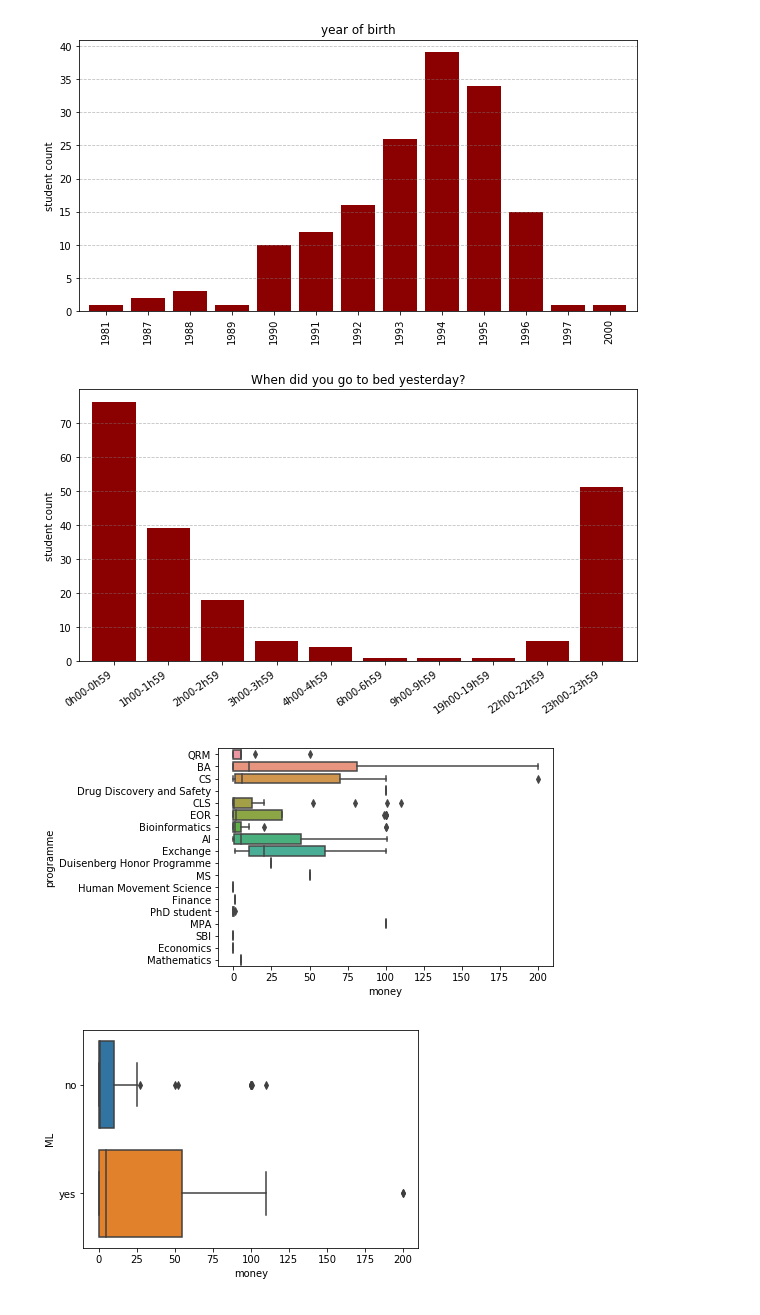
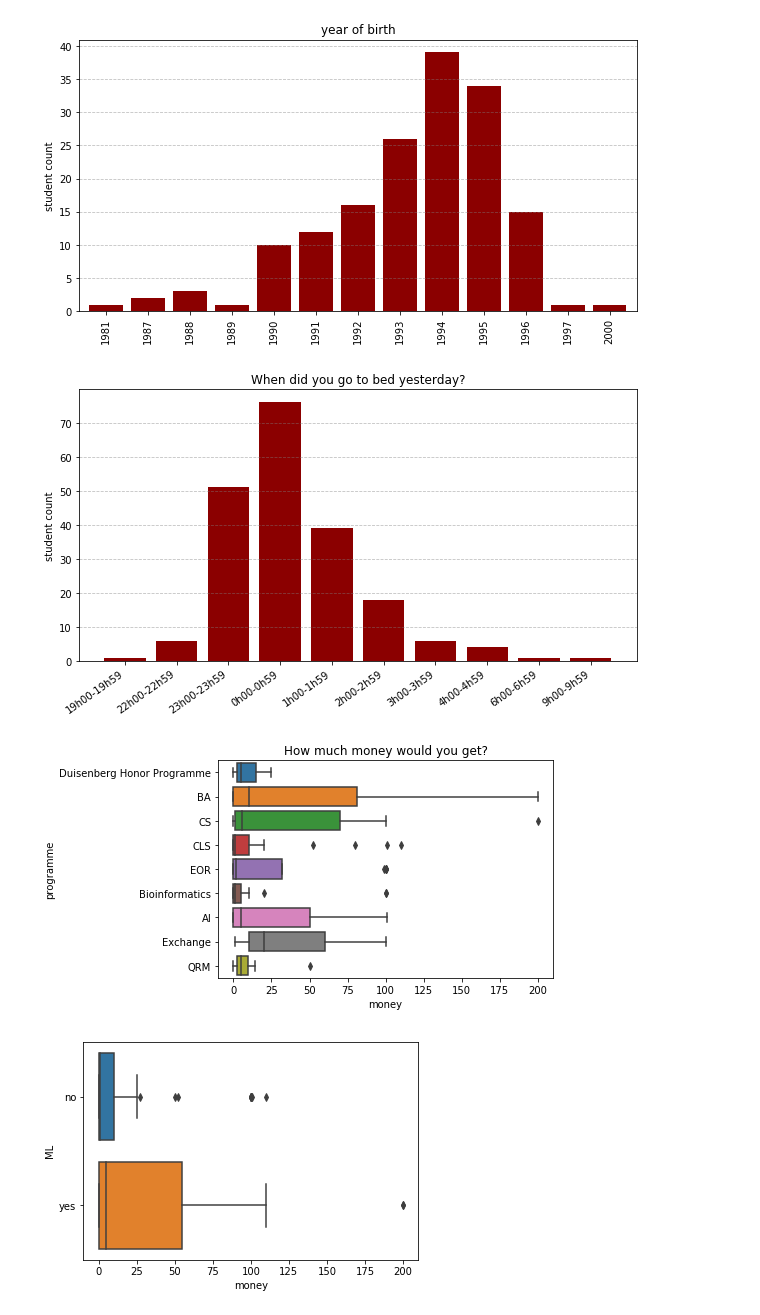
Before and after one commit to FionaLippert/DataMining, a Jupyter notebook: data_plotting.ipynb, the cells around one changed output. Cells and saved outputs as stored; diff of their text form; code cells hidden in the pictures.

```diff
--- a/data_plotting.ipynb
+++ b/data_plotting.ipynb
@@ -75,29 +99,44 @@ plt.show()
 # %%
 plt.figure(figsize=(10,5))
 hours = db.h_bed[db.h_bed != missing_data].astype('float')
-hist_hours = hours.value_counts().sort_index()
-ax = hist_hours.plot(kind='bar', width=0.8, color='darkred', title='When did you go to bed yesterday?')
-ax.grid(color='gray', linestyle='--', axis='y', alpha=0.5)
-ax.set_ylabel('student count')
-ax.set_xticklabels(['0h00-0h59','1h00-1h59','2h00-2h59','3h00-3h59','4h00-4h59','6h00-6h59','9h00-9h59','19h00-19h59','22h00-22h59','23h00-23h59'], rotation=35, ha='right')
+#ax = hours.value_counts().sort_index().plot(kind='bar', width=0.8, color='darkred', title='When did you go to bed yesterday?')
+hist_hours = hours.value_counts().sort_index().tolist()
+for _ in range(3):
+    remove_item = hist_hours.pop()
+    hist_hours.insert(0, remove_item)
+
+hours = ['19h00-19h59','22h00-22h59','23h00-23h59','0h00-0h59','1h00-1h59','2h00-2h59','3h00-3h59',
+                    '4h00-4h59','6h00-6h59','9h00-9h59']
+
+plt.bar(hours,hist_hours, color='darkred')
+plt.grid(color='gray', linestyle='--', axis='y', alpha=0.5)
+plt.ylabel('student count')
+plt.xticks(hours, rotation=35, ha='right')
+plt.title('When did you go to bed yesterday?')
 plt.show()
 # %% [output]
-[figure, old version]
+[figure, new version]
 # %%
 money_programme = pd.DataFrame(db[['programme','money']], columns=['programme','money'])
 money_programme = money_programme.replace(missing_data, np.nan)
 money_programme.money = money_programme.money.apply(lambda x: x if float(x)<1000 else np.nan)
+delete_progs = ['Human Movement Science', 'MS','Finance','PhD student', 'Economics','Mathematics', 'MPA',
+               'SBI','Drug Discovery and Safety']
+money_programme.programme = money_programme.programme.apply(lambda x: np.nan if x in delete_progs else x)
 money_programme.dropna(inplace=True)
 # %%
 #money = db_reduced.money.astype(np.float)
 #h_bed = db_reduced.h_bed.astype(np.float)
 money = money_programme.money.astype(np.float)
 programme = money_programme.programme
 
 ax = sb.boxplot(y=programme, x=money)
+plt.title('How much money would you get?')
+plt.savefig('figures/money.pdf', bbox_inches='tight')
+plt.show()
 #plt.xticks(ax.get_xticks(), rotation=35, ha='right')
 # %% [output]
-[figure, old version]
+[figure, new version]
 # %%
 money_ML = pd.DataFrame(db[['ML','money']], columns=['ML','money'])
 money_ML = money_ML.replace(missing_data, np.nan)
```
Also changed, not shown: parts of 11 cells of this notebook, 6 other files.
